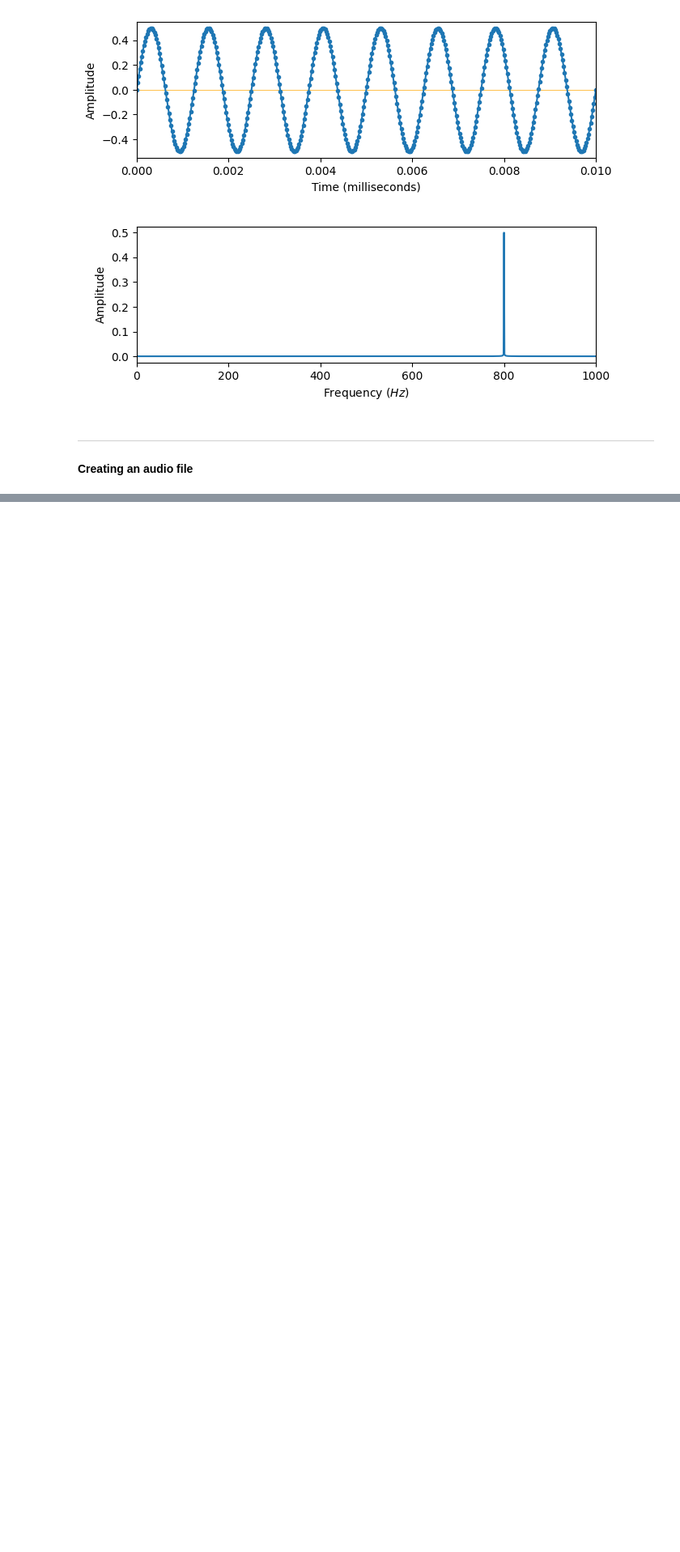
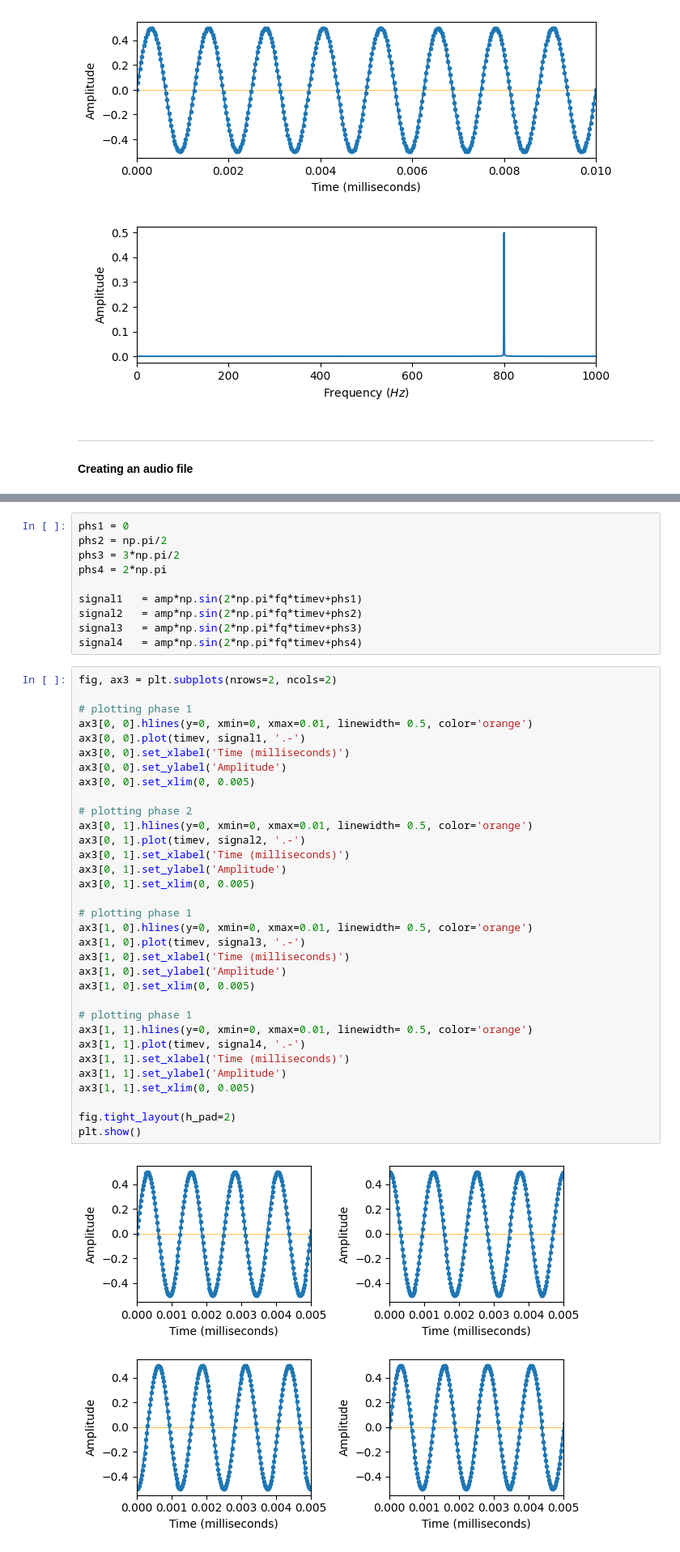
Before and after one commit to codenamesiriil/Python-sound, a Jupyter notebook: SinWave.ipynb, the cells around one changed output, grey strips where cells are left out. Shown: that part at 81% size. Cells and saved outputs as stored; diff of their text form; blank space fills up the shorter version.

```diff
--- a/SinWave.ipynb
+++ b/SinWave.ipynb
@@ -64,0 +68,45 @@ Audio(data='sin_sound.wav')
+# %%
+phs1 = 0
+phs2 = np.pi/2
+phs3 = 3*np.pi/2
+phs4 = 2*np.pi
+
+signal1   = amp*np.sin(2*np.pi*fq*timev+phs1)
+signal2   = amp*np.sin(2*np.pi*fq*timev+phs2)
+signal3   = amp*np.sin(2*np.pi*fq*timev+phs3)
+signal4   = amp*np.sin(2*np.pi*fq*timev+phs4)
+# %%
+fig, ax3 = plt.subplots(nrows=2, ncols=2)
+
+# plotting phase 1
+ax3[0, 0].hlines(y=0, xmin=0, xmax=0.01, linewidth= 0.5, color='orange')
+ax3[0, 0].plot(timev, signal1, '.-')
+ax3[0, 0].set_xlabel('Time (milliseconds)')
+ax3[0, 0].set_ylabel('Amplitude')
+ax3[0, 0].set_xlim(0, 0.005)
+
+# plotting phase 2
+ax3[0, 1].hlines(y=0, xmin=0, xmax=0.01, linewidth= 0.5, color='orange')
+ax3[0, 1].plot(timev, signal2, '.-')
+ax3[0, 1].set_xlabel('Time (milliseconds)')
+ax3[0, 1].set_ylabel('Amplitude')
+ax3[0, 1].set_xlim(0, 0.005)
+
+# plotting phase 1
+ax3[1, 0].hlines(y=0, xmin=0, xmax=0.01, linewidth= 0.5, color='orange')
+ax3[1, 0].plot(timev, signal3, '.-')
+ax3[1, 0].set_xlabel('Time (milliseconds)')
+ax3[1, 0].set_ylabel('Amplitude')
+ax3[1, 0].set_xlim(0, 0.005)
+
+# plotting phase 1
+ax3[1, 1].hlines(y=0, xmin=0, xmax=0.01, linewidth= 0.5, color='orange')
+ax3[1, 1].plot(timev, signal4, '.-')
+ax3[1, 1].set_xlabel('Time (milliseconds)')
+ax3[1, 1].set_ylabel('Amplitude')
+ax3[1, 1].set_xlim(0, 0.005)
+
+fig.tight_layout(h_pad=2)
+plt.show()
+# %% [output]
+[figure, added]
```
Also changed, not shown: parts of 2 cells of this notebook.
